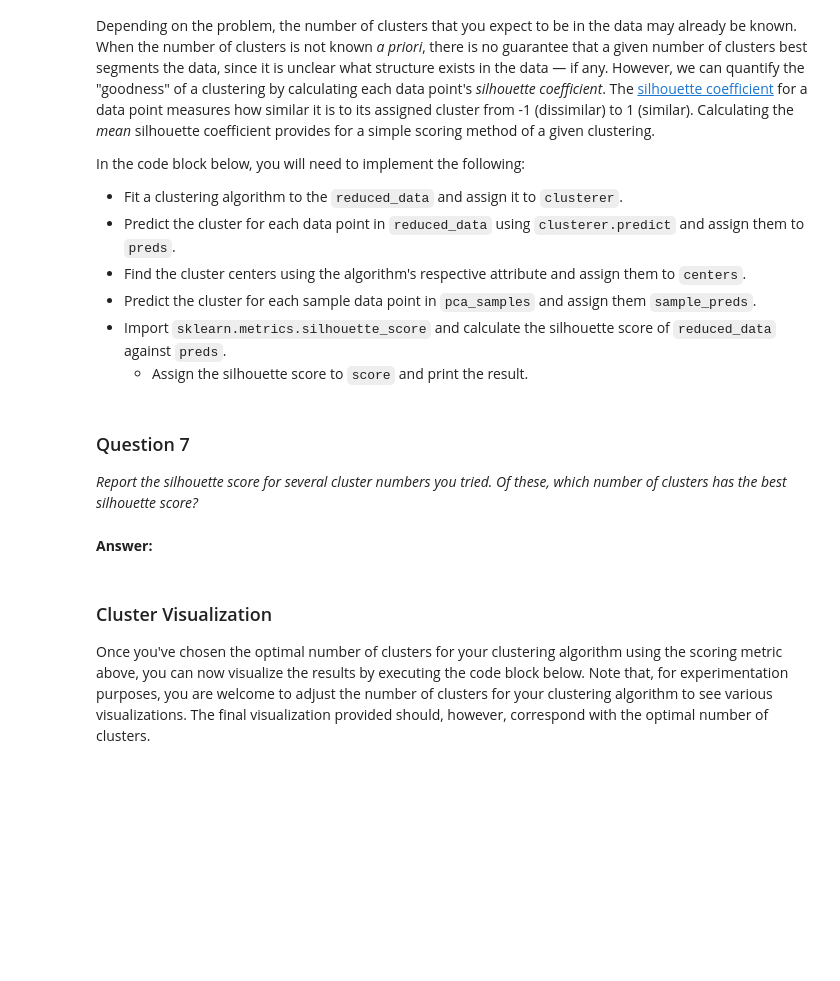
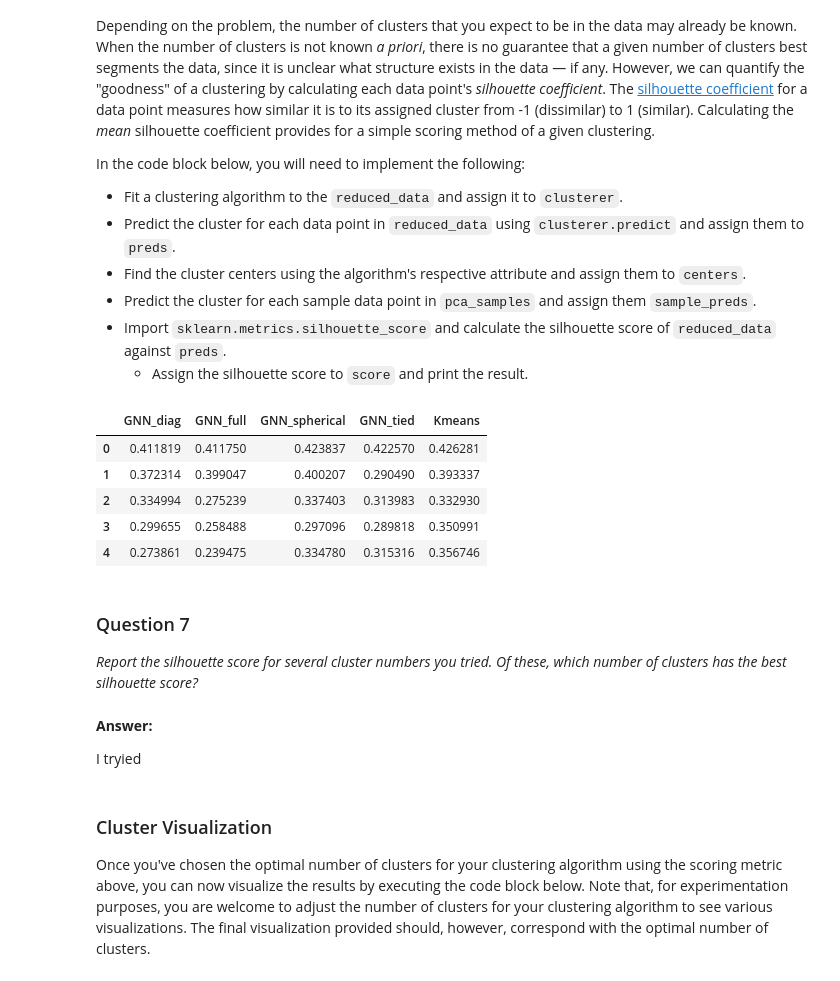
Before and after one commit to jirivrany/machine-learning, a Jupyter notebook: projects/customer_segments/customer_segments.ipynb, the cells around one changed output. Drawn from its saved outputs; the diff is of its cells as text; code cells hidden in the pictures; blank space fills up the shorter version.

```diff
--- a/projects/customer_segments/customer_segments.ipynb
+++ b/projects/customer_segments/customer_segments.ipynb
@@ -465,8 +463,52 @@ score = None
+# %%
+# which one has better silhouette score ?
+from sklearn.mixture import GMM
+from sklearn.cluster import KMeans
+from sklearn.metrics import silhouette_score
+cov_types = ['spherical', 'diag', 'tied', 'full']
+result = {}
+for cov in cov_types:
+    cname = "GNN_{}".format(cov)
+    scores = []
+    for k in xrange(2, 7):
+        clusterer =  GMM(n_components=k, covariance_type=cov)
+        clusterer.fit(reduced_data)
+        preds = clusterer.predict(reduced_data)
+        centers = clusterer.means_
+        sample_preds = clusterer.predict(reduced_data)
+        score = silhouette_score(reduced_data, preds)
+        scores.append(score)
+
+    result[cname]=scores
+
+scores = []
+for k in xrange(2, 7):
+    clusterer = KMeans(n_clusters=k)
+    clusterer.fit(reduced_data)
+    preds = clusterer.predict(reduced_data)
+    centers = clusterer.cluster_centers_
+    sample_preds = clusterer.predict(reduced_data)
+    score = silhouette_score(reduced_data, preds)
+    scores.append(score)
+
+result['Kmeans'] = scores
+
+measure = pd.DataFrame(result)
+display(measure)
+# %% [output]
+|  | GNN_diag | GNN_full | GNN_spherical | GNN_tied | Kmeans |
+| 0 | 0.411819 | 0.411750 | 0.423837 | 0.422570 | 0.426281 |
+| 1 | 0.372314 | 0.399047 | 0.400207 | 0.290490 | 0.393337 |
+| 2 | 0.334994 | 0.275239 | 0.337403 | 0.313983 | 0.332930 |
+| 3 | 0.299655 | 0.258488 | 0.297096 | 0.289818 | 0.350991 |
+| 4 | 0.273861 | 0.239475 | 0.334780 | 0.315316 | 0.356746 |
 # %% [markdown]
 ### Question 7
 *Report the silhouette score for several cluster numbers you tried. Of these, which number of clusters has the best silhouette score?*
 # %% [markdown]
 **Answer:**
+
+I tryied
 # %% [markdown]
 ### Cluster Visualization
 Once you've chosen the optimal number of clusters for your clustering algorithm using the scoring metric above, you can now visualize the results by executing the code block below. Note that, for experimentation purposes, you are welcome to adjust the number of clusters for your clustering algorithm to see various visualizations. The final visualization provided should, however, correspond with the optimal number of clusters.
```
Also changed, not shown: parts of 6 cells of this notebook, 1 other file.
